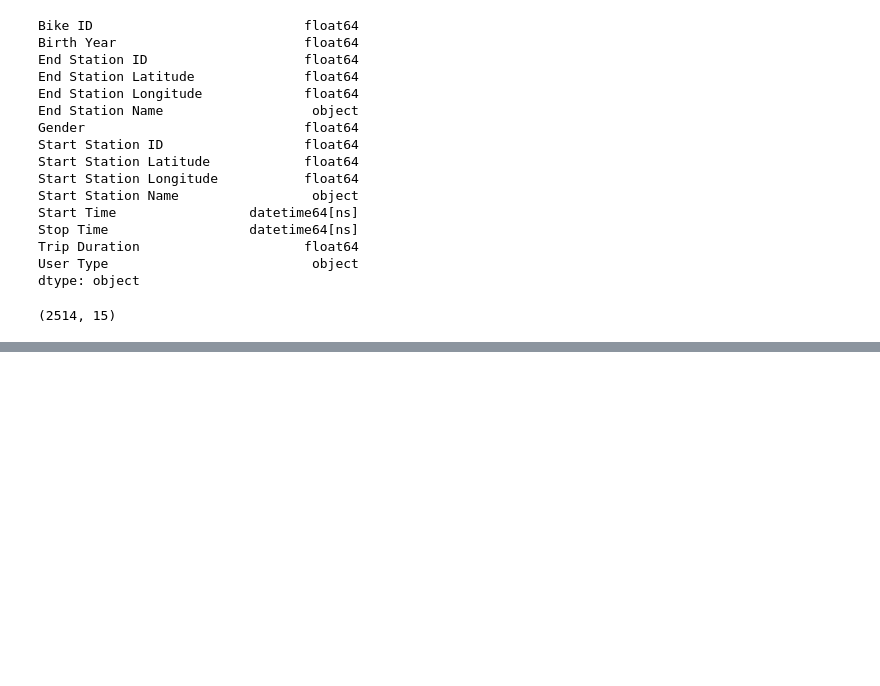
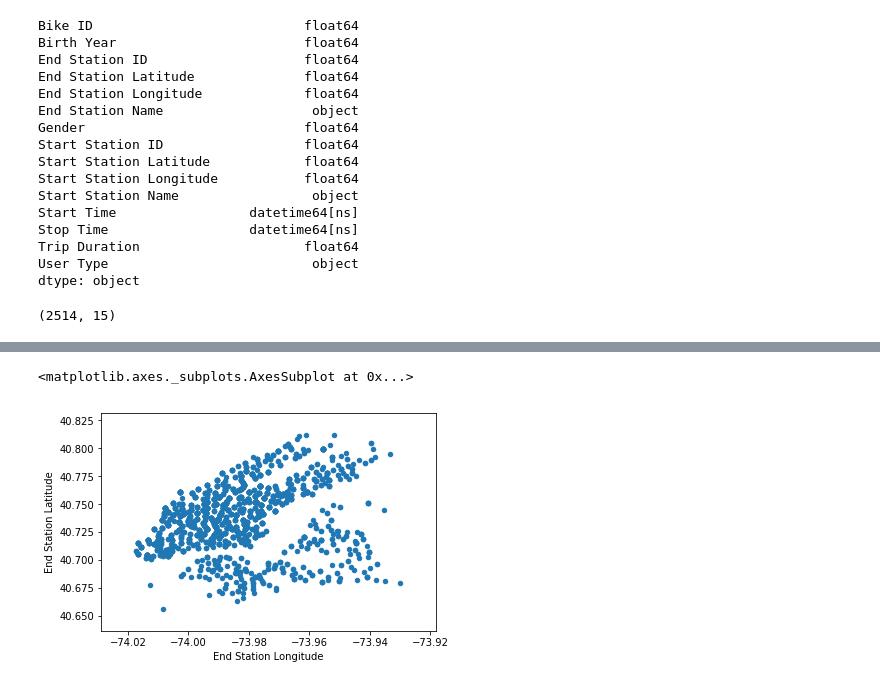
Before and after one commit to maxarvid/data-studio, a Jupyter notebook: code/02_bike_share/3_bikeshare_2017_EDA.ipynb, the cells around one changed output, grey strips where cells are left out. Saved outputs shown, nothing was run; the diff lists cells and outputs as text; code cells hidden in the pictures; blank space fills up the shorter version.

```diff
--- a/code/02_bike_share/3_bikeshare_2017_EDA.ipynb
+++ b/code/02_bike_share/3_bikeshare_2017_EDA.ipynb
@@ -272,0 +482,5 @@ df[df['Bike ID'] == 25738.0].shape
+# %%
+df[df['Bike ID'] == 25738.0].plot(kind='scatter', y='End Station Latitude', x='End Station Longitude')
+# %% [output]
+<matplotlib.axes._subplots.AxesSubplot at 0x...>
+[figure, added]
```
Also changed, not shown: parts of 52 cells of this notebook, 3 other files.
